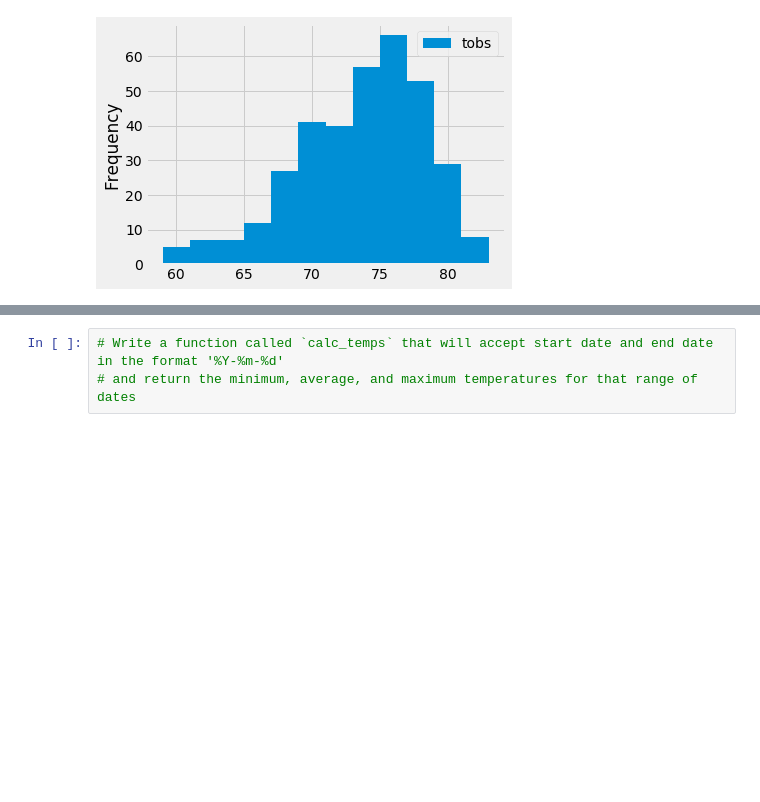
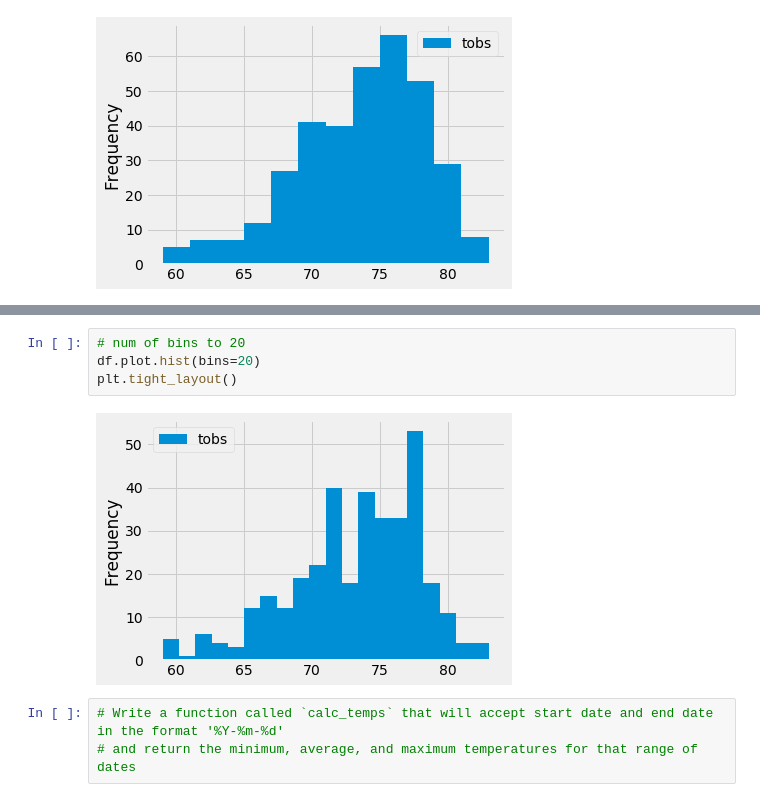
Before and after one commit to GirijaJoshi/surfs_up, a Jupyter notebook: climate_analysis.ipynb, the cells around one changed output, grey strips where cells are left out. Drawn from its saved outputs; the diff is of its cells as text; blank space fills up the shorter version.

```diff
--- a/climate_analysis.ipynb
+++ b/climate_analysis.ipynb
@@ -271,3 +277,9 @@ plt.tight_layout()
+# %%
+# num of bins to 20
+df.plot.hist(bins=20)
+plt.tight_layout()
+# %% [output]
+[figure, added]
 # %%
 # Write a function called `calc_temps` that will accept start date and end date in the format '%Y-%m-%d'
 # and return the minimum, average, and maximum temperatures for that range of dates
```
Also changed, not shown: parts of 1 cell of this notebook, 1 other file.
